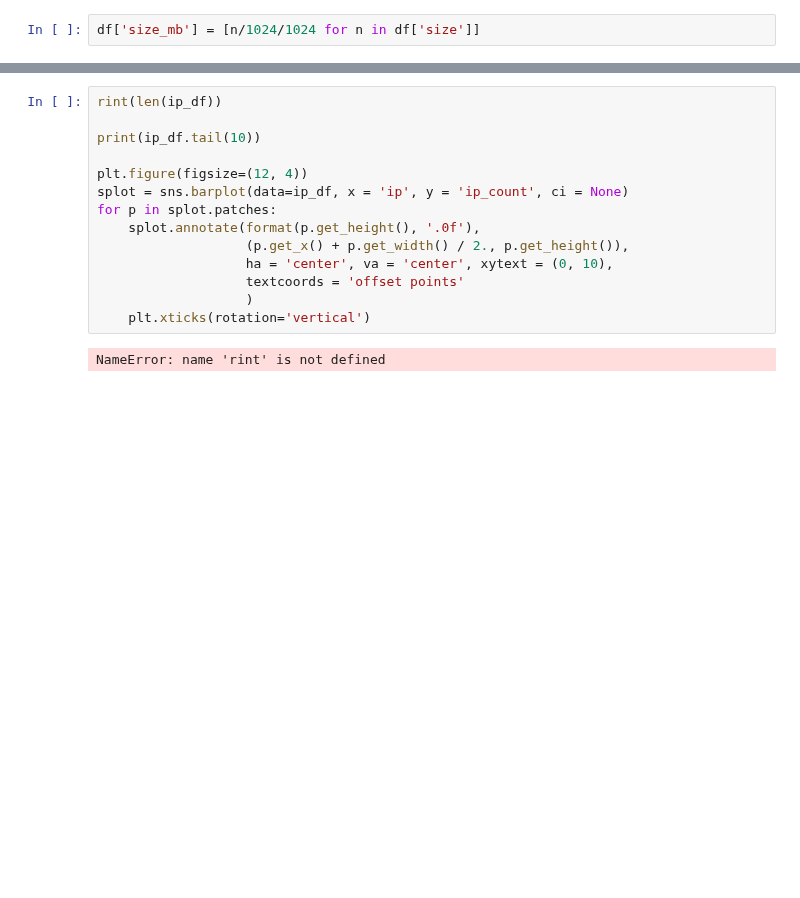
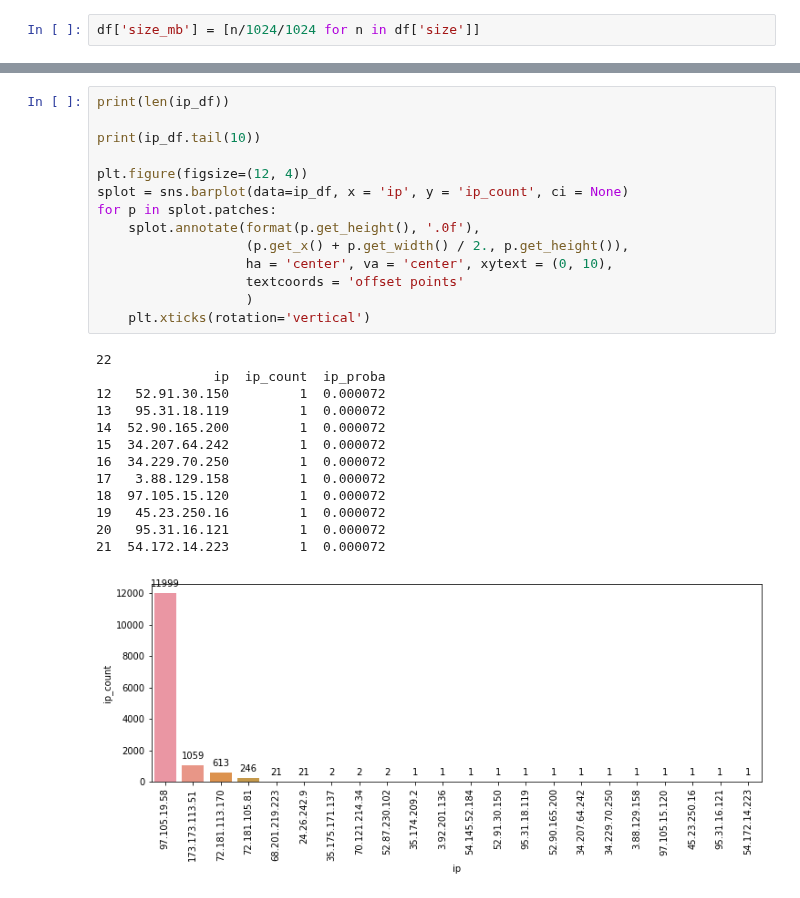
Before and after one commit to Mattsantos541/ds-methodologies-exercises, a Jupyter notebook: anomaly_detection/discrete_anomaly_detection.ipynb, the cells around one changed output, grey strips where cells are left out. Saved outputs shown, nothing was run; the diff lists cells and outputs as text; blank space fills up the shorter version.

```diff
--- a/anomaly_detection/discrete_anomaly_detection.ipynb
+++ b/anomaly_detection/discrete_anomaly_detection.ipynb
@@ -121,16 +121,28 @@ ip_df[ip_df.ip_proba < .01]
 # %%
-rint(len(ip_df))
+print(len(ip_df))
 
 print(ip_df.tail(10))
 
 plt.figure(figsize=(12, 4))
 splot = sns.barplot(data=ip_df, x = 'ip', y = 'ip_count', ci = None)
 for p in splot.patches:
     splot.annotate(format(p.get_height(), '.0f'),
                    (p.get_x() + p.get_width() / 2., p.get_height()),
                    ha = 'center', va = 'center', xytext = (0, 10),
                    textcoords = 'offset points'
                    )
     plt.xticks(rotation='vertical')
 # %% [output]
-NameError: name 'rint' is not defined
+22
+               ip  ip_count  ip_proba
+12   52.91.30.150         1  0.000072
+13   95.31.18.119         1  0.000072
+14  52.90.165.200         1  0.000072
+15  34.207.64.242         1  0.000072
+16  34.229.70.250         1  0.000072
+17   3.88.129.158         1  0.000072
+18  97.105.15.120         1  0.000072
+19   45.23.250.16         1  0.000072
+20   95.31.16.121         1  0.000072
+21  54.172.14.223         1  0.000072
+[figure, added]
```
Also changed, not shown: parts of 1 cell of this notebook, 3 other files.
